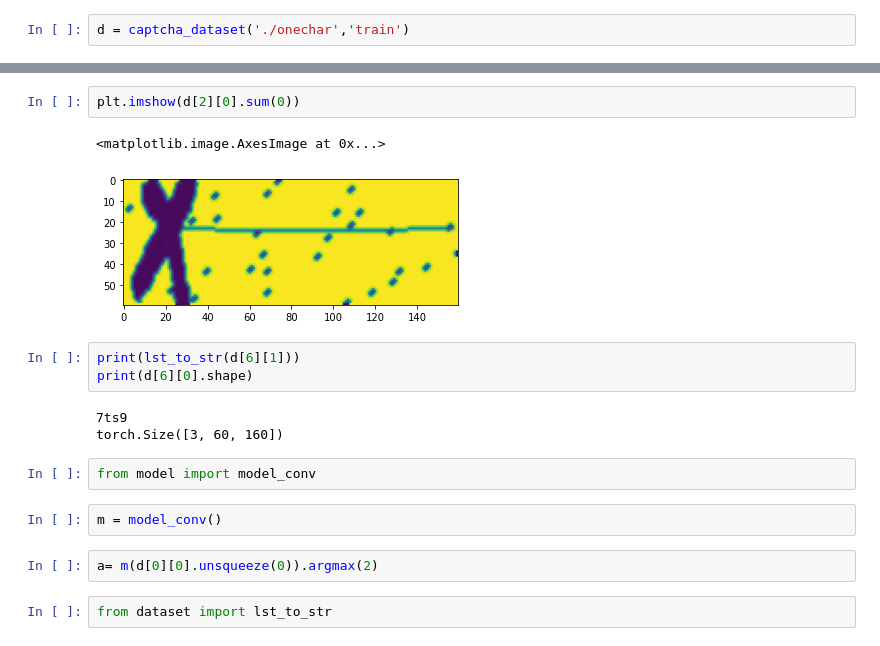
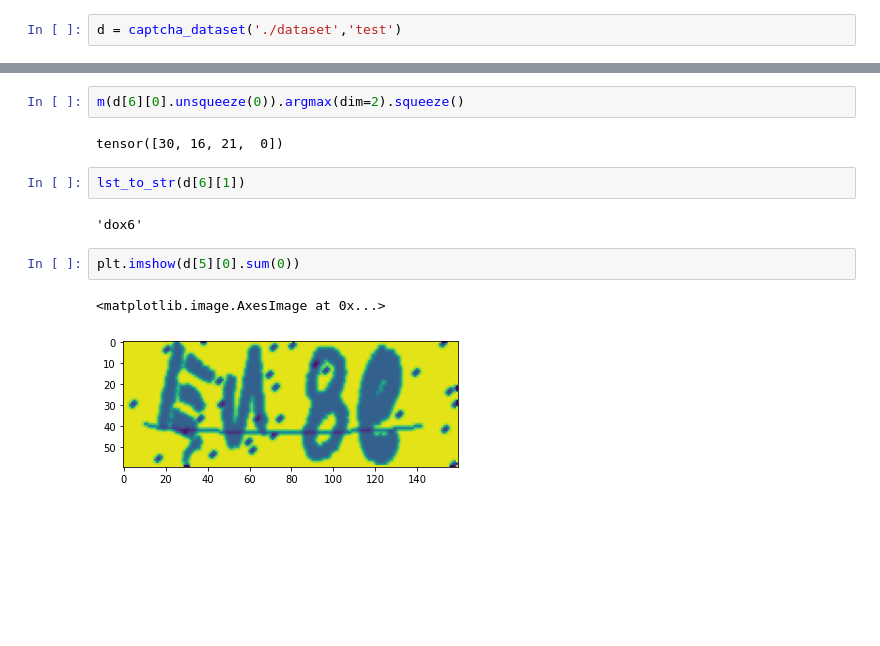
Before and after one commit to ZiYang-xie/PyCAPTCHA, a Jupyter notebook: test.ipynb, the cells around one changed output, grey strips where cells are left out. Drawn from its saved outputs; the diff is of its cells as text; blank space fills up the shorter version.

```diff
--- a/test.ipynb
+++ b/test.ipynb
@@ -6,2 +7,2 @@ from dataset import captcha_dataset,lst_to_str
 # %%
-d = captcha_dataset('./onechar','train')
+d = captcha_dataset('./dataset','test')
@@ -8,19 +14,13 @@ d = captcha_dataset('./onechar','train')
+# %%
+m(d[6][0].unsqueeze(0)).argmax(dim=2).squeeze()
+# %% [output]
+tensor([30, 16, 21,  0])
+# %%
+lst_to_str(d[6][1])
+# %% [output]
+'dox6'
 # %%
-plt.imshow(d[2][0].sum(0))
+plt.imshow(d[5][0].sum(0))
 # %% [output]
 <matplotlib.image.AxesImage at 0x...>
-[figure, old version]
+[figure, new version]
-# %%
-print(lst_to_str(d[6][1]))
-print(d[6][0].shape)
-# %% [output]
-7ts9
-torch.Size([3, 60, 160])
-# %%
-from model import model_conv
-# %%
-m = model_conv()
-# %%
-a= m(d[0][0].unsqueeze(0)).argmax(2)
-# %%
-from dataset import lst_to_str
```
Also changed, not shown: parts of 5 cells of this notebook, 3 other files.
